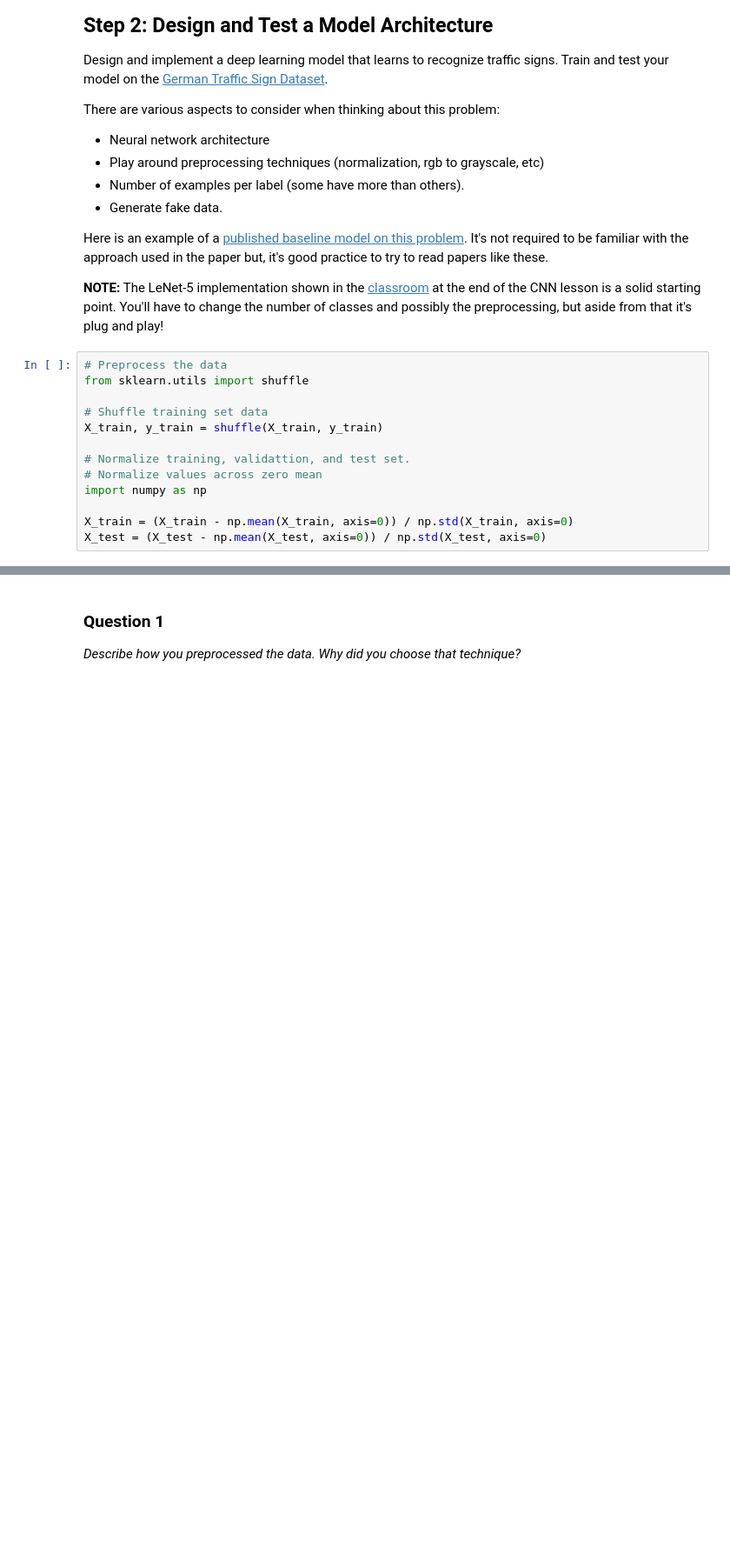
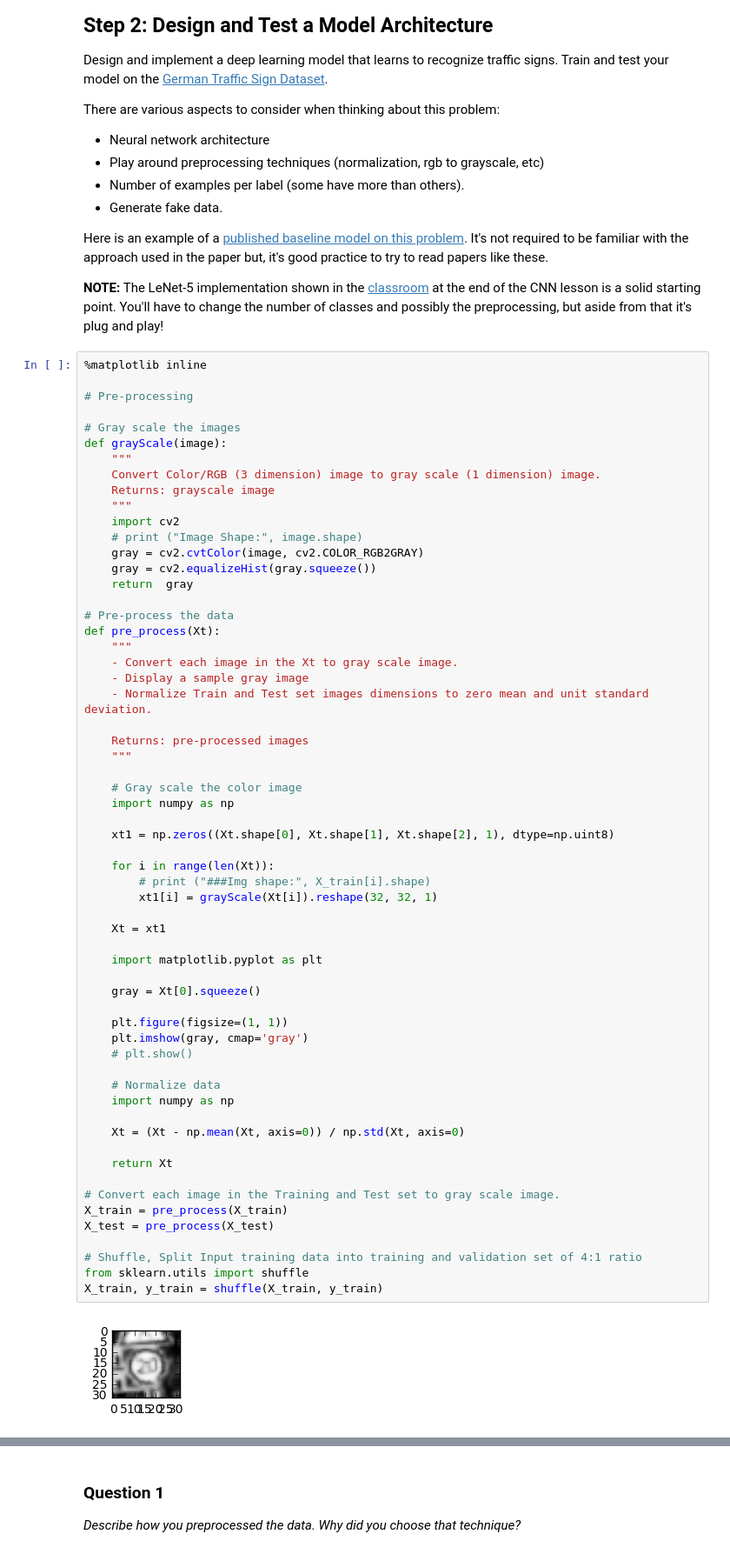
Before and after one commit to gmpatil/sdcnd, a Jupyter notebook: p02_trafficSign/Traffic_Sign_Classifier.ipynb, the cells around one changed output, grey strips where cells are left out. Shown at 87% size. Drawn from its saved outputs; the diff is of its cells as text; blank space fills up the shorter version.

```diff
--- a/p02_trafficSign/Traffic_Sign_Classifier.ipynb
+++ b/p02_trafficSign/Traffic_Sign_Classifier.ipynb
@@ -158,16 +157,65 @@ There are various aspects to consider when thinking about this problem:
 Here is an example of a [published baseline model on this problem](http://yann.lecun.com/exdb/publis/pdf/sermanet-ijcnn-11.pdf). It's not required to be familiar with the approach used in the paper but, it's good practice to try to read papers like these.
 
 **NOTE:** The LeNet-5 implementation shown in the [classroom](https://classroom.udacity.com/nanodegrees/nd013/parts/fbf77062-5703-404e-b60c-95b78b2f3f9e/modules/6df7ae49-c61c-4bb2-a23e-6527e69209ec/lessons/601ae704-1035-4287-8b11-e2c2716217ad/concepts/d4aca031-508f-4e0b-b493-e7b706120f81) at the end of the CNN lesson is a solid starting point. You'll have to change the number of classes and possibly the preprocessing, but aside from that it's plug and play!
-# %%
-# Preprocess the data
-from sklearn.utils import shuffle
-
-# Shuffle training set data
-X_train, y_train = shuffle(X_train, y_train)
-
-# Normalize training, validattion, and test set.
-# Normalize values across zero mean
-import numpy as np
-
-X_train = (X_train - np.mean(X_train, axis=0)) / np.std(X_train, axis=0)
-X_test = (X_test - np.mean(X_test, axis=0)) / np.std(X_test, axis=0)
+# %%
+%matplotlib inline
+
+# Pre-processing
+
+# Gray scale the images
+def grayScale(image):
+    """
+    Convert Color/RGB (3 dimension) image to gray scale (1 dimension) image.
+    Returns: grayscale image
+    """
+    import cv2
+    # print ("Image Shape:", image.shape)
+    gray = cv2.cvtColor(image, cv2.COLOR_RGB2GRAY)
+    gray = cv2.equalizeHist(gray.squeeze())
+    return  gray
+
+# Pre-process the data
+def pre_process(Xt):
+    """
+    - Convert each image in the Xt to gray scale image.
+    - Display a sample gray image
+    - Normalize Train and Test set images dimensions to zero mean and unit standard deviation.
+
+    Returns: pre-processed images
+    """
+
+    # Gray scale the color image
+    import numpy as np
+
+    xt1 = np.zeros((Xt.shape[0], Xt.shape[1], Xt.shape[2], 1), dtype=np.uint8)
+
+    for i in range(len(Xt)):
+        # print ("###Img shape:", X_train[i].shape)
+        xt1[i] = grayScale(Xt[i]).reshape(32, 32, 1)
+
+    Xt = xt1
+
+    import matplotlib.pyplot as plt
+
+    gray = Xt[0].squeeze()
+
+    plt.figure(figsize=(1, 1))
+    plt.imshow(gray, cmap='gray')
+    # plt.show()
+
+    # Normalize data
+    import numpy as np
+
+    Xt = (Xt - np.mean(Xt, axis=0)) / np.std(Xt, axis=0)
+
+    return Xt
+
+# Convert each image in the Training and Test set to gray scale image.
+X_train = pre_process(X_train)
+X_test = pre_process(X_test)
+
+# Shuffle, Split Input training data into training and validation set of 4:1 ratio
+from sklearn.utils import shuffle
+X_train, y_train = shuffle(X_train, y_train)
+# %% [output]
+[figure, added]
```
Also changed, not shown: parts of 28 cells of this notebook, 1 other file.
